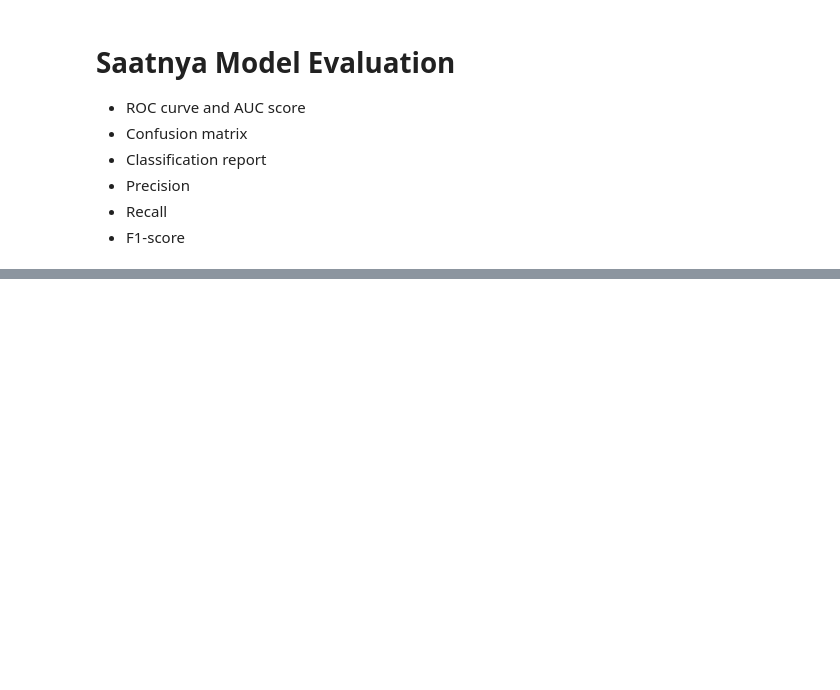
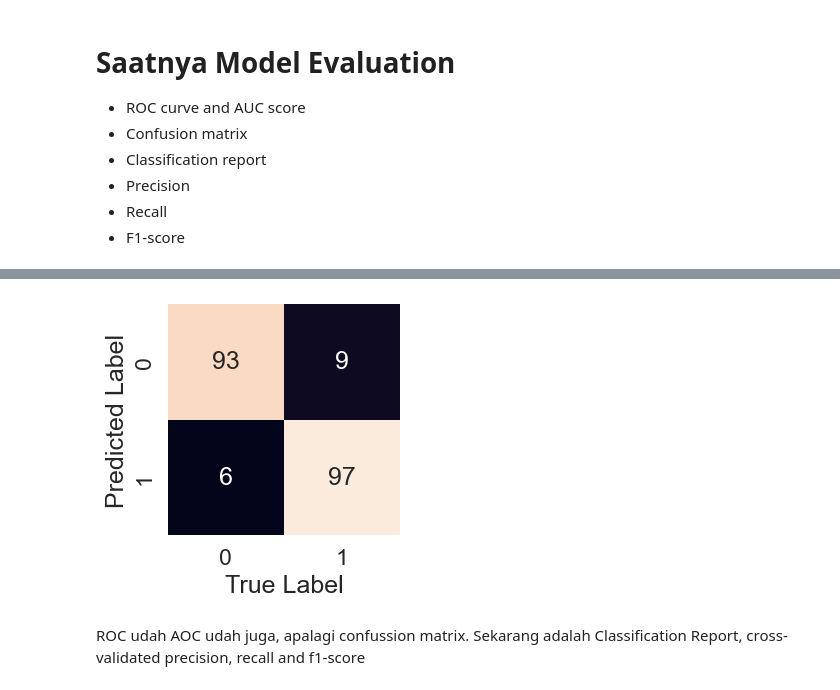
Before and after one commit to IlyasaNandaRahmadianto/pythonSpace, a Jupyter notebook: heart_desease.ipynb, the cells around one changed output, grey strips where cells are left out. Drawn from its saved outputs; the diff is of its cells as text; code cells hidden in the pictures; blank space fills up the shorter version.

```diff
--- a/heart_desease.ipynb
+++ b/heart_desease.ipynb
@@ -552,0 +594,15 @@ y_preds = rs_rf.predict(X_test)
+# %%
+sns.set(font_scale=1.5)
+
+def plot_conf_mat(y_test, y_preds):
+  fig, ax = plt.subplots(figsize=(3, 3))
+  ax = sns.heatmap(confusion_matrix(y_test, y_preds), annot=True, cbar=False)
+
+  plt.xlabel('True Label')
+  plt.ylabel('Predicted Label')
+
+plot_conf_mat(y_test, y_preds)
+# %% [output]
+[figure, added]
+# %% [markdown]
+ROC udah AOC udah juga, apalagi confussion matrix. Sekarang adalah Classification Report, cross-validated precision, recall and f1-score
```
Also changed, not shown: parts of 13 cells of this notebook.
